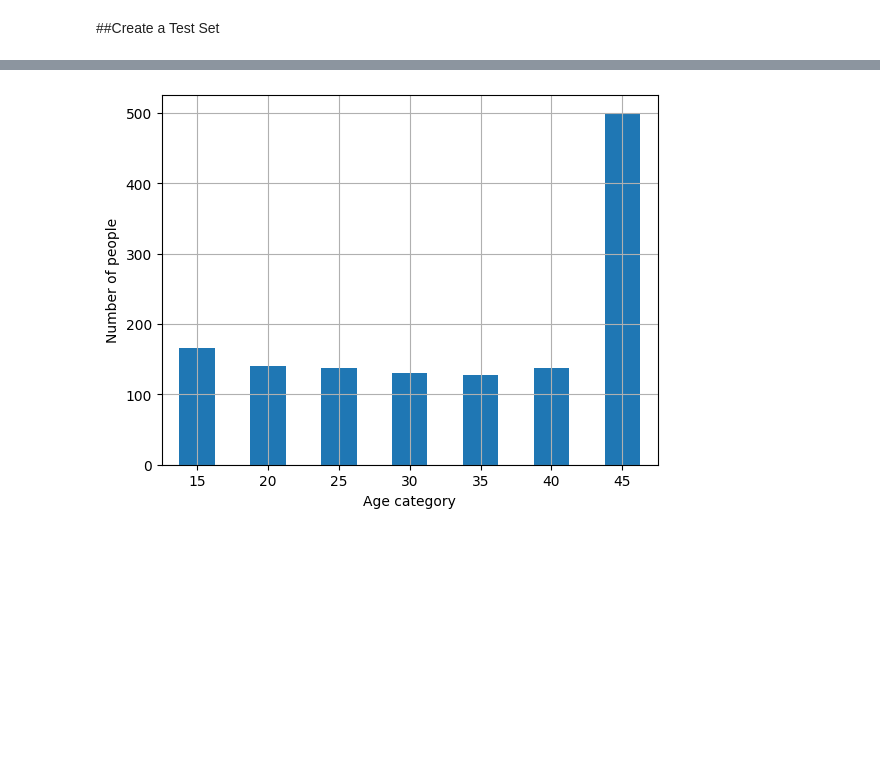
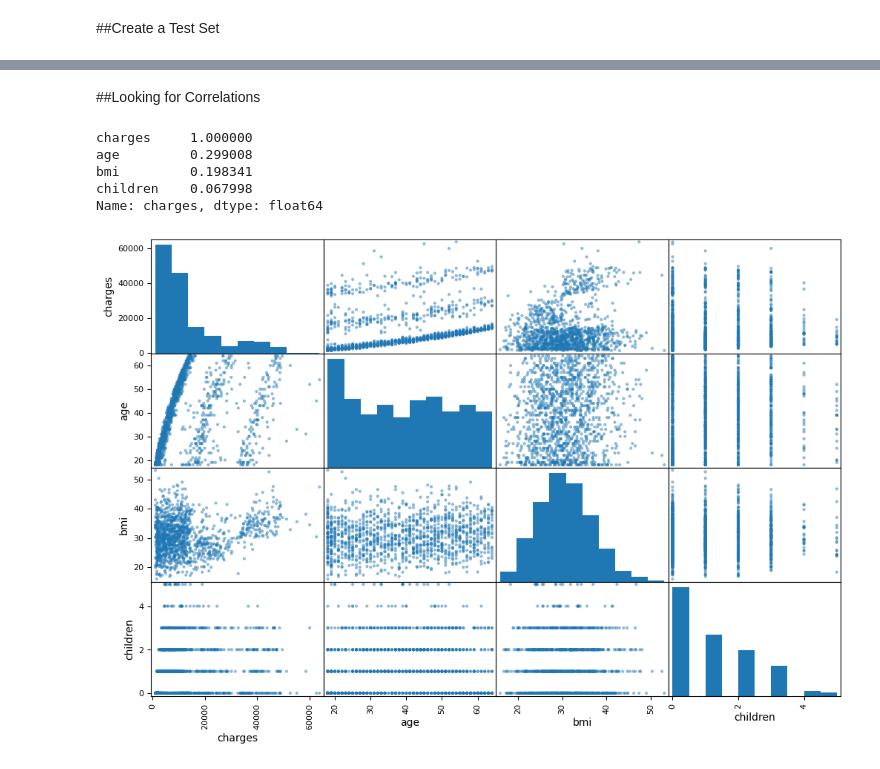
Before and after one commit to rajarajeswarir/Hands-on-Machine-Learning, a Jupyter notebook: Insurance_Cost_Prediction.ipynb, the cells around one changed output, grey strips where cells are left out. Cells and saved outputs as stored; diff of their text form; code cells hidden in the pictures; blank space fills up the shorter version.

```diff
--- a/Insurance_Cost_Prediction.ipynb
+++ b/Insurance_Cost_Prediction.ipynb
@@ -128,11 +124,2 @@ The populationis divided into homogeneous subgroups called *strata* and the righ
-# %%
-insurance_df["age_cat"] = pd.cut(insurance_df['age'],
-                                 bins=[15, 20, 25, 30, 35, 40, 45, np.inf],
-                                 labels=[15, 20, 25, 30, 35, 40, 45])
-# %%
-insurance_df["age_cat"].value_counts().sort_index().plot.bar(rot=0, grid=True)
-plt.xlabel("Age category")
-plt.ylabel("Number of people")
-plt.show()
-# %% [output]
-[figure, removed]
+# %% [markdown]
+##Looking for Correlations
@@ -138,0 +128,16 @@ plt.show()
+# %%
+corr_matrix["charges"].sort_values(ascending=False)
+# %% [output]
+charges     1.000000
+age         0.299008
+bmi         0.198341
+children    0.067998
+Name: charges, dtype: float64
+# %%
+from pandas.plotting import scatter_matrix
+
+attributes = ["charges", "age", "bmi", "children"]
+scatter_matrix(insurance_df[attributes], figsize=(12, 8))
+plt.show()
+# %% [output]
+[figure, added]
```
Also changed, not shown: parts of 4 cells of this notebook.
